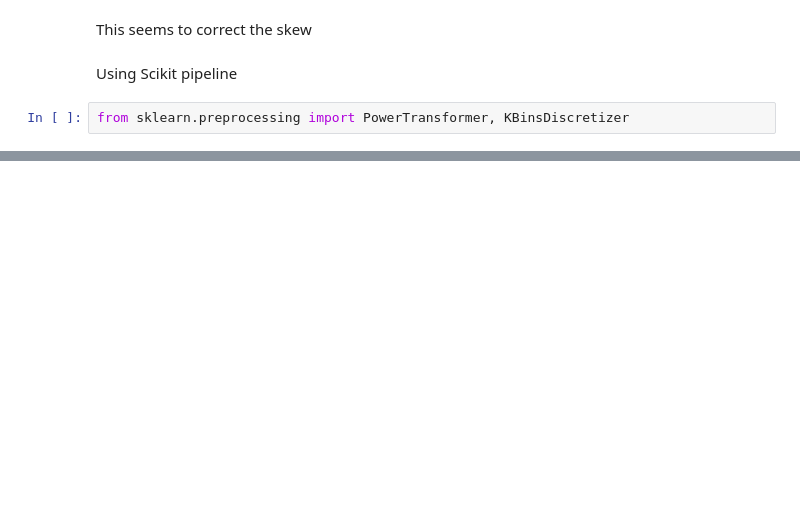
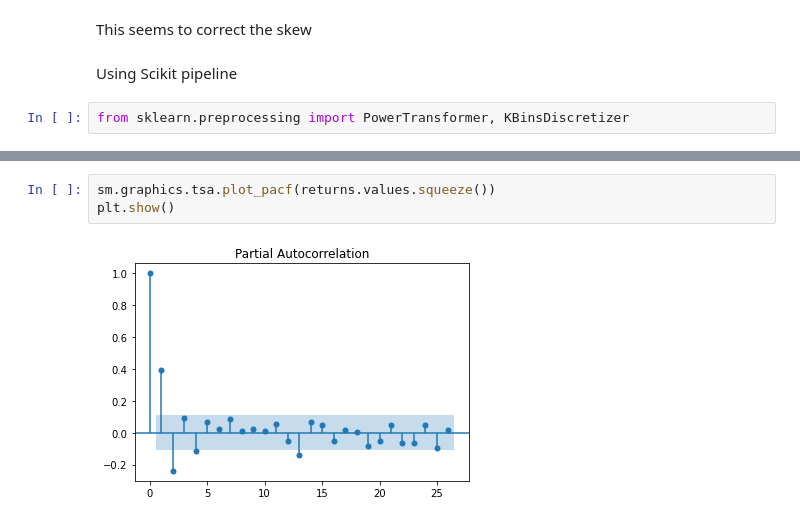
Before and after one commit to sputnik516/ML4AT, a Jupyter notebook: _scratch_code/dataset_explore.ipynb, the cells around one changed output, grey strips where cells are left out. Drawn from its saved outputs; the diff is of its cells as text; blank space fills up the shorter version.

```diff
--- a/_scratch_code/dataset_explore.ipynb
+++ b/_scratch_code/dataset_explore.ipynb
@@ -155,0 +167,5 @@ Distribution is approximately symmetric
+# %%
+sm.graphics.tsa.plot_pacf(returns.values.squeeze())
+plt.show()
+# %% [output]
+[figure, added]
```
Also changed, not shown: parts of 9 cells of this notebook, 1 other file.
